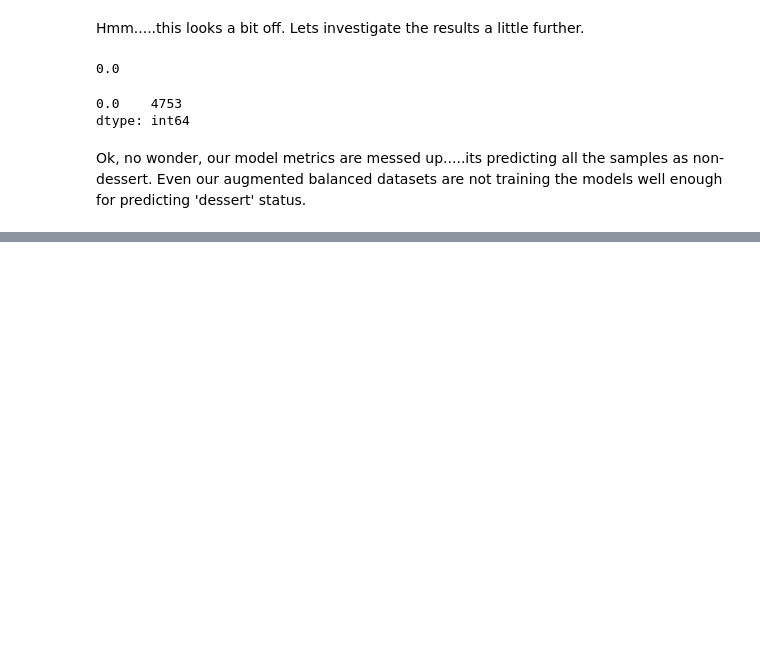
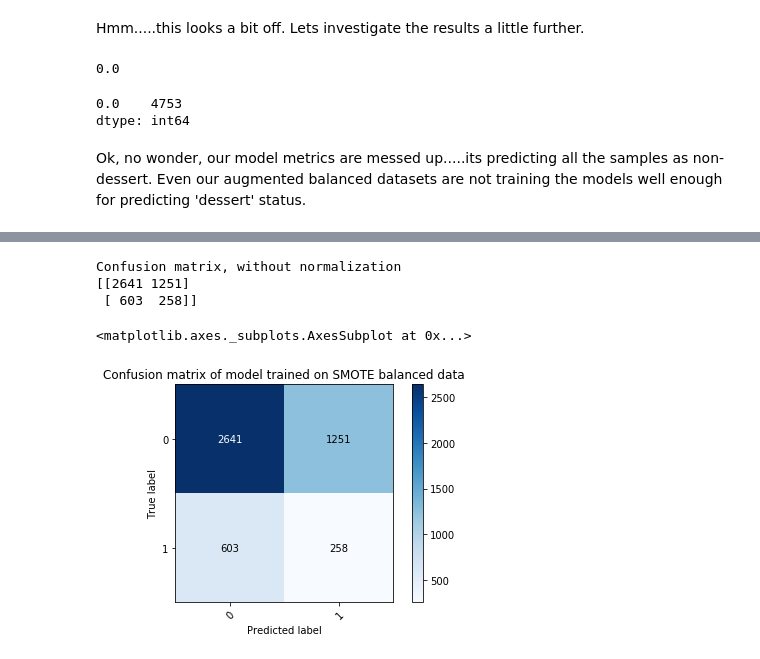
Before and after one commit to shwetapurushe/data-science-world, a Jupyter notebook: Projects/Recipes/LogReg_calories_predict_dessert.ipynb, the cells around one changed output, grey strips where cells are left out. Saved outputs shown, nothing was run; the diff lists cells and outputs as text; code cells hidden in the pictures; blank space fills up the shorter version.

```diff
--- a/Projects/Recipes/Recipes_regression.ipynb
+++ b/Projects/Recipes/LogReg_calories_predict_dessert.ipynb
@@ -471,0 +476,8 @@ There it is. All of our 'dessert' recipes have been incorrectly classified. Mean
+# %%
+plot_confusion_matrix(test_y, sm_pred, classes=['0', '1'], normalize=False,title='Confusion matrix of model trained on SMOTE balanced data')
+# %% [output]
+Confusion matrix, without normalization
+[[2641 1251]
+ [ 603  258]]
+<matplotlib.axes._subplots.AxesSubplot at 0x...>
+[figure, added]
```
Also changed, not shown: parts of 12 cells of this notebook.
